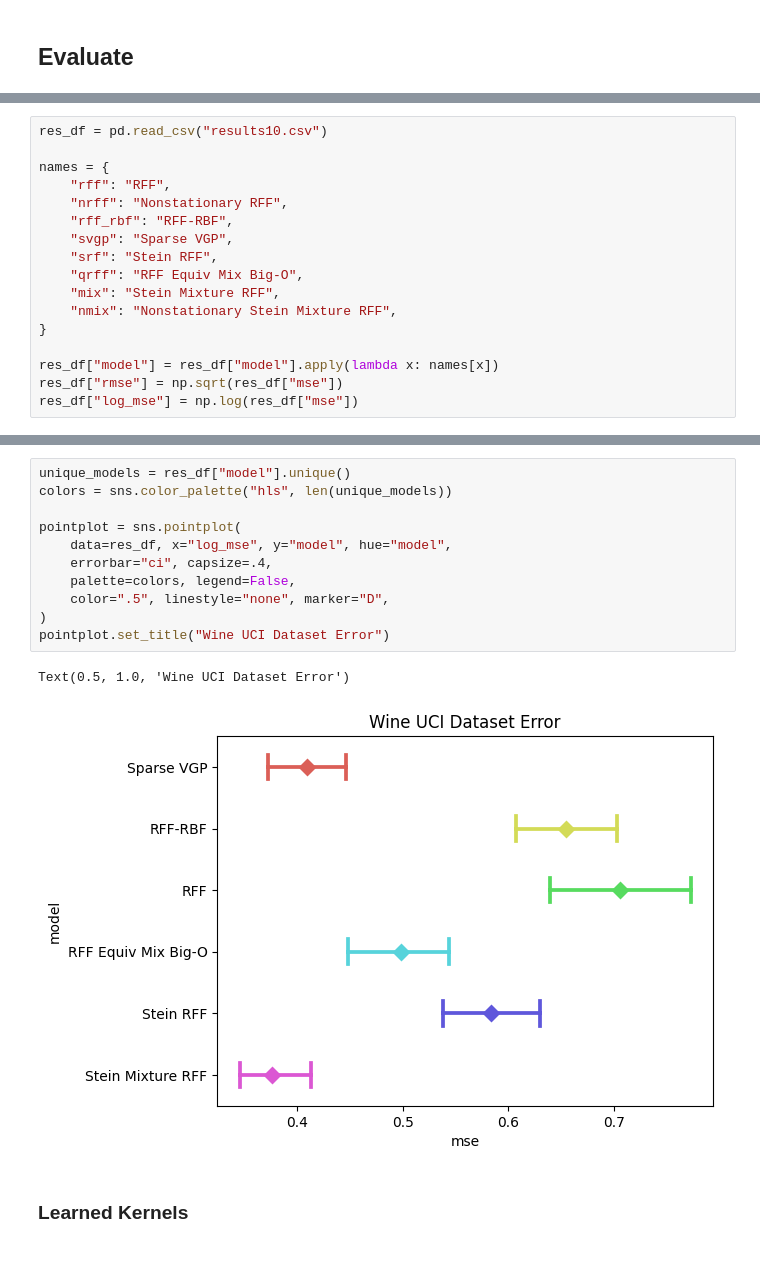
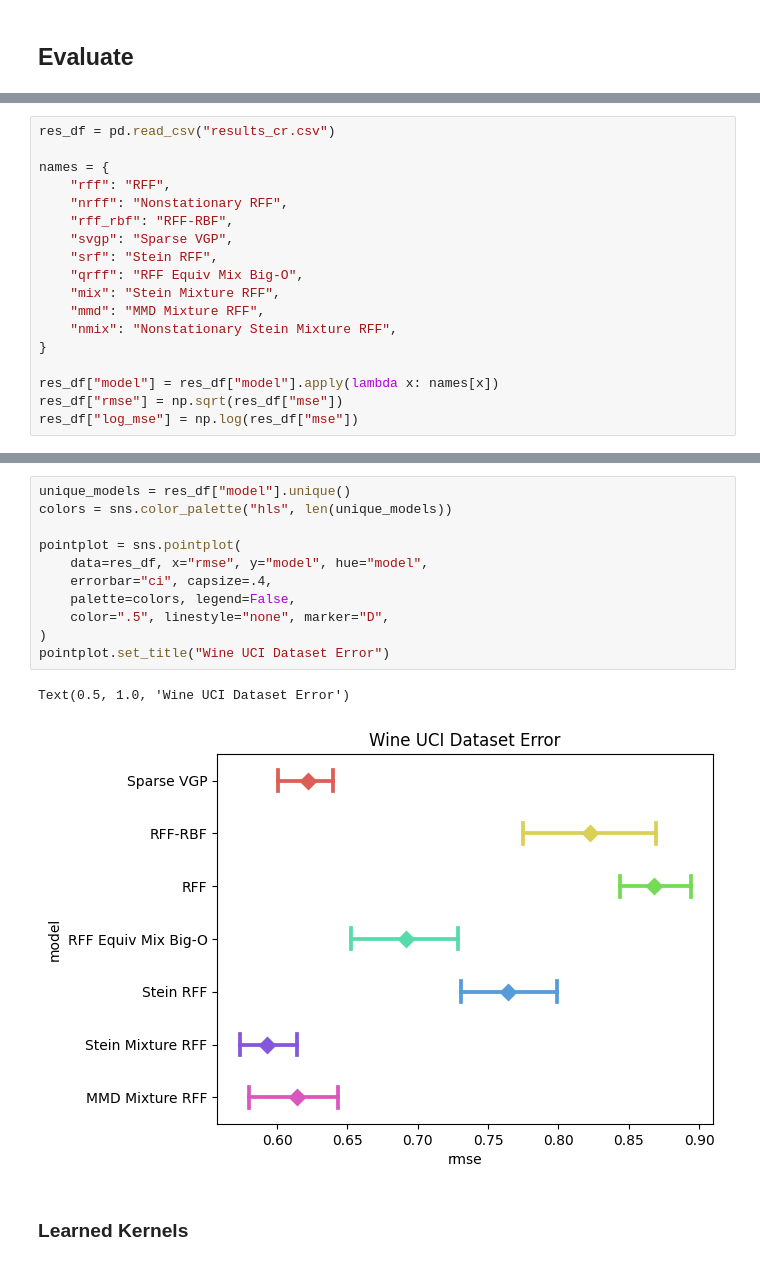
Before and after one commit to houstonwarren/m-srfr, a Jupyter notebook: experiments/wine/wine.ipynb, the cells around one changed output, grey strips where cells are left out. Drawn from its saved outputs; the diff is of its cells as text.

```diff
--- a/experiments/wine/wine.ipynb
+++ b/experiments/wine/wine.ipynb
@@ -515,5 +489,5 @@ res_df.to_csv("results10.csv", index=False)
 # %%
-res_df = pd.read_csv("results10.csv")
+res_df = pd.read_csv("results_cr.csv")
 
 names = {
     "rff": "RFF",
@@ -523,6 +497,7 @@ names = {
     "srf": "Stein RFF",
     "qrff": "RFF Equiv Mix Big-O",
     "mix": "Stein Mixture RFF",
+    "mmd": "MMD Mixture RFF",
     "nmix": "Nonstationary Stein Mixture RFF",
 }
 
@@ -545,16 +523,16 @@ sum_df
 # %%
 unique_models = res_df["model"].unique()
 colors = sns.color_palette("hls", len(unique_models))
 
 pointplot = sns.pointplot(
-    data=res_df, x="log_mse", y="model", hue="model",
+    data=res_df, x="rmse", y="model", hue="model",
     errorbar="ci", capsize=.4,
     palette=colors, legend=False,
     color=".5", linestyle="none", marker="D",
 )
 pointplot.set_title("Wine UCI Dataset Error")
 # %% [output]
 Text(0.5, 1.0, 'Wine UCI Dataset Error')
-[figure, old version]
+[figure, new version]
 # %% [markdown]
 ### Learned Kernels
```
Also changed, not shown: parts of 31 cells of this notebook, 15 other files.
